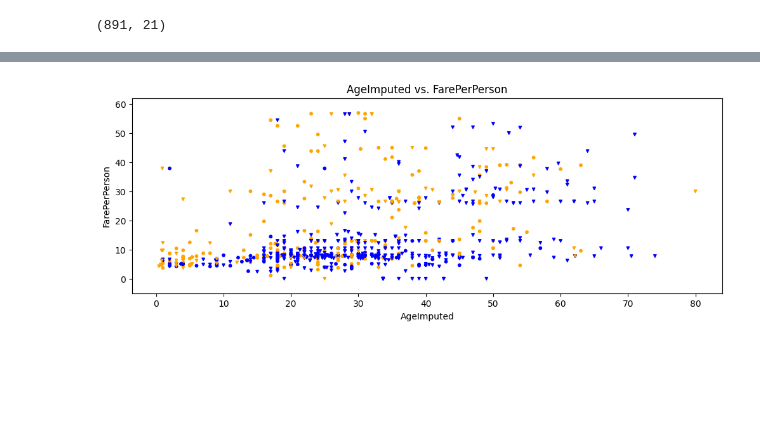
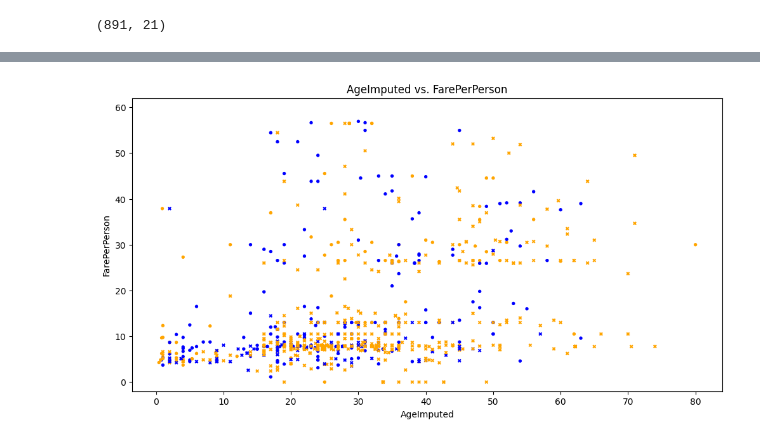
Before and after one commit to jmartenstein/titanic-ml, a Jupyter notebook: src/nb03_age_fare.ipynb, the cells around one changed output, grey strips where cells are left out. Drawn from its saved outputs; the diff is of its cells as text; code cells hidden in the pictures; blank space fills up the shorter version.

```diff
--- a/src/nb03_age_fare.ipynb
+++ b/src/nb03_age_fare.ipynb
@@ -18,17 +18,20 @@ print(df_.shape)
 (891, 21)
 # %%
 # set up the X, y sets for analysis
-x_colnames = [ 'AgeImputed', 'FarePerPerson', 'SexOrd' ]
+x1_colnames = [ 'AgeImputed', 'FarePerPerson' ]
+x2_colnames = [ 'SexOrd' ]
 y_colnames = [ 'Survived' ]
 
 # get SexOrd subsets for markers
-df_male   = df_[ df_[ 'SexOrd' ] == 0 ]
-df_female = df_[ df_[ 'SexOrd' ] == 1 ]
+df_died     = df_[ df_[ 'Survived' ] == 0 ]
+df_survived = df_[ df_[ 'Survived' ] == 1 ]
 
 # get the X and y values for the male passengers
-X_male = df_male[ x_colnames ]
-y_male = df_male[ y_colnames ].values
+X_died = df_died[ x1_colnames ]
+y_died = df_died[ x2_colnames ].values
 
 # get the X and y values for the male passengers
-X_female = df_female[ x_colnames ]
-y_female = df_female[ y_colnames ].values
+X_survived = df_survived[ x1_colnames ]
+y_survived = df_survived[ x2_colnames ].values
+
+df_[["Name", "AgeImputed", "SexOrd", "FarePerPerson", "Survived"]].head(5)
@@ -35,19 +45,19 @@ y_female = df_female[ y_colnames ].values
 # %%
 # Create the colormap
 cmap = cls.ListedColormap(['blue', 'orange' ])
 
 # scatter plot
-plt.figure(figsize=(12,4))
-plt.scatter( X_male[x_colnames[0]], X_male[x_colnames[1]], c=y_male, cmap=cmap, s=10, marker="o" )
-plt.scatter( X_female[x_colnames[0]], X_female[x_colnames[1]], c=y_female, cmap=cmap, s=10, marker="v" )
+plt.figure(figsize=(12,6))
+plt.scatter( X_survived[x_colnames[0]], X_survived[x_colnames[1]], c=y_survived, cmap=cmap, s=8, marker="o" )
+plt.scatter( X_died[x_colnames[0]], X_died[x_colnames[1]], c=y_died, cmap=cmap, s=10, marker="x" )
 
-plt.xlabel( x1_col_name )
-plt.ylabel( x2_col_name )
+plt.xlabel( 'AgeImputed' )
+plt.ylabel( 'FarePerPerson' )
 
 #plt.xlim()
-plt.ylim(-5, 62)
+plt.ylim(-2,62)
 
 plt.title(f"{x1_col_name} vs. {x2_col_name}")
 plt.show()
 # %% [output]
-[figure, old version]
+[figure, new version]
```
Also changed, not shown: parts of 1 cell of this notebook.
